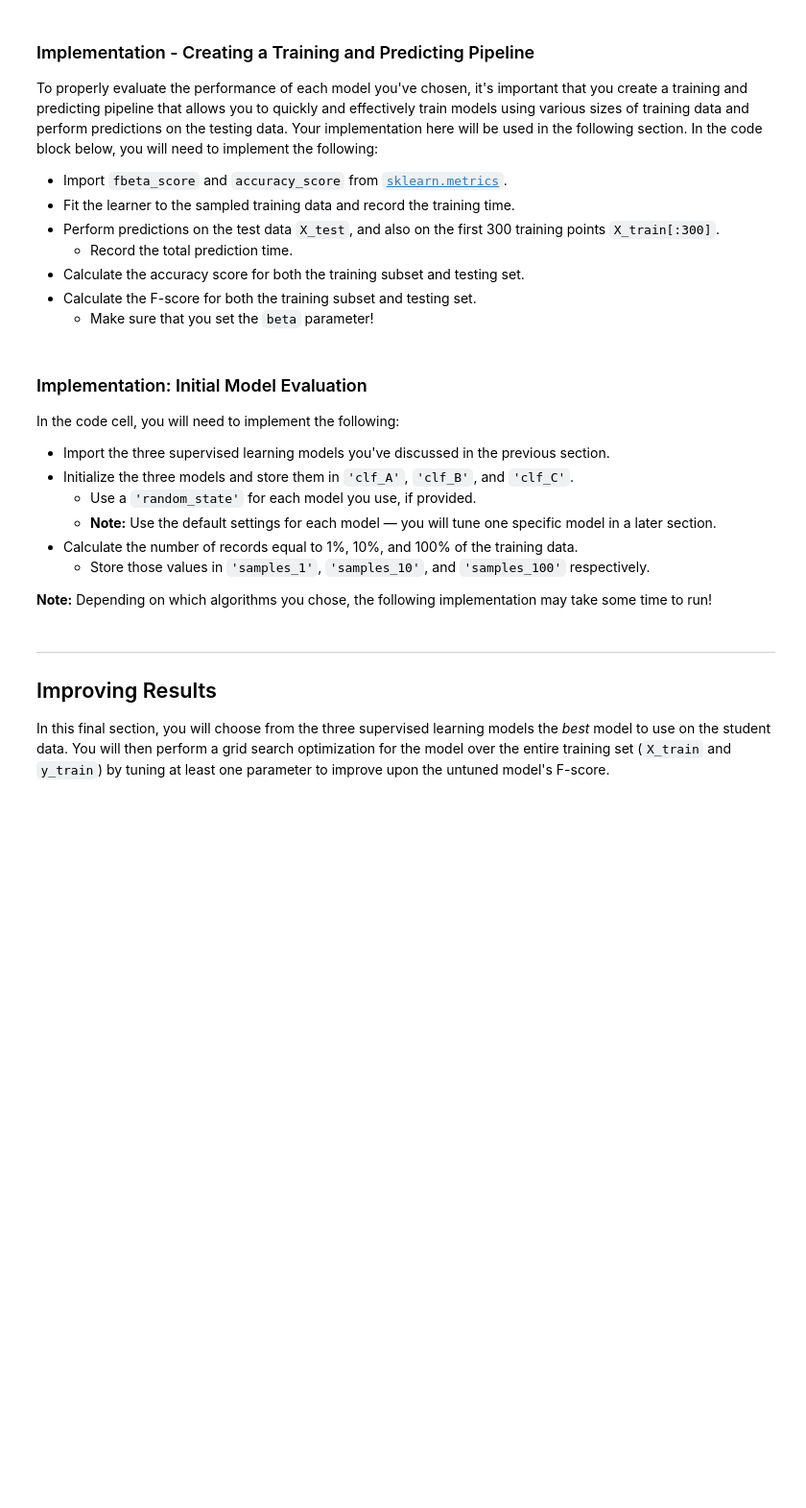
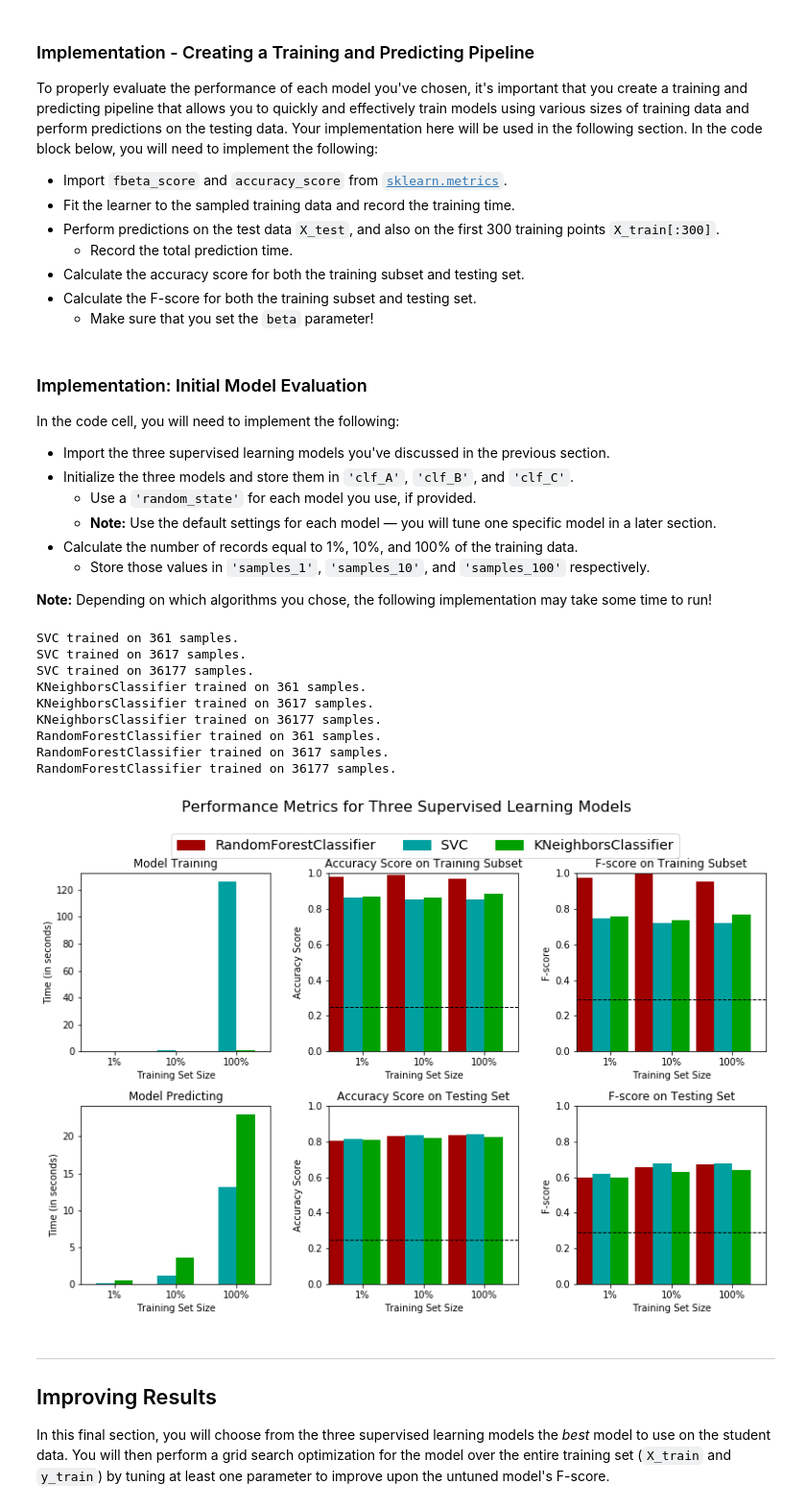
Before and after one commit to ZhukovGreen/UMLND, a Jupyter notebook: finding_donors/finding_donors.ipynb, the cells around one changed output. Shown at 96% size. Saved outputs shown, nothing was run; the diff lists cells and outputs as text; code cells hidden in the pictures; blank space fills up the shorter version.

```diff
--- a/finding_donors/finding_donors.ipynb
+++ b/finding_donors/finding_donors.ipynb
@@ -453,7 +453,7 @@ def train_predict(learner, sample_size, X_train, y_train, X_test, y_test):
                                      beta=0.5)
 
     # TODO: Compute F-score on the test set which is y_test
-    results['f_test'] = fbeta_score(y_train,
+    results['f_test'] = fbeta_score(y_test,
                                     predictions_test,
                                     beta=0.5)
 
@@ -476,31 +476,46 @@ In the code cell, you will need to implement the following:
 **Note:** Depending on which algorithms you chose, the following implementation may take some time to run!
 # %%
 # TODO: Import the three supervised learning models from sklearn
+from sklearn.svm import SVC
+from sklearn.neighbors import KNeighborsClassifier
+from sklearn.ensemble import RandomForestClassifier
 
 # TODO: Initialize the three models
-clf_A = None
-clf_B = None
-clf_C = None
+random_state = np.random.seed(0)
+clf_A = SVC(kernel='linear', random_state=random_state)
+clf_B = KNeighborsClassifier()
+clf_C = RandomForestClassifier(random_state=random_state)
 
 # TODO: Calculate the number of samples for 1%, 10%, and 100% of the training data
 # HINT: samples_100 is the entire training set i.e. len(y_train)
 # HINT: samples_10 is 10% of samples_100
 # HINT: samples_1 is 1% of samples_100
-samples_100 = None
-samples_10 = None
-samples_1 = None
+samples_100 = len(y_train)
+samples_10 = int(0.1 * samples_100)
+samples_1 = int(0.01 * samples_100)
 
 # Collect results on the learners
 results = {}
 for clf in [clf_A, clf_B, clf_C]:
     clf_name = clf.__class__.__name__
     results[clf_name] = {}
     for i, samples in enumerate([samples_1, samples_10, samples_100]):
         results[clf_name][i] = \
-        train_predict(clf, samples, X_train, y_train, X_test, y_test)
+            train_predict(clf, samples, X_train, y_train, X_test, y_test)
 
 # Run metrics visualization for the three supervised learning models chosen
 vs.evaluate(results, accuracy, fscore)
+# %% [output]
+SVC trained on 361 samples.
+SVC trained on 3617 samples.
+SVC trained on 36177 samples.
+KNeighborsClassifier trained on 361 samples.
+KNeighborsClassifier trained on 3617 samples.
+KNeighborsClassifier trained on 36177 samples.
+RandomForestClassifier trained on 361 samples.
+RandomForestClassifier trained on 3617 samples.
+RandomForestClassifier trained on 36177 samples.
+[figure, added]
 # %% [markdown]
 ----
 ## Improving Results
```
Also changed, not shown: 1 other file.
